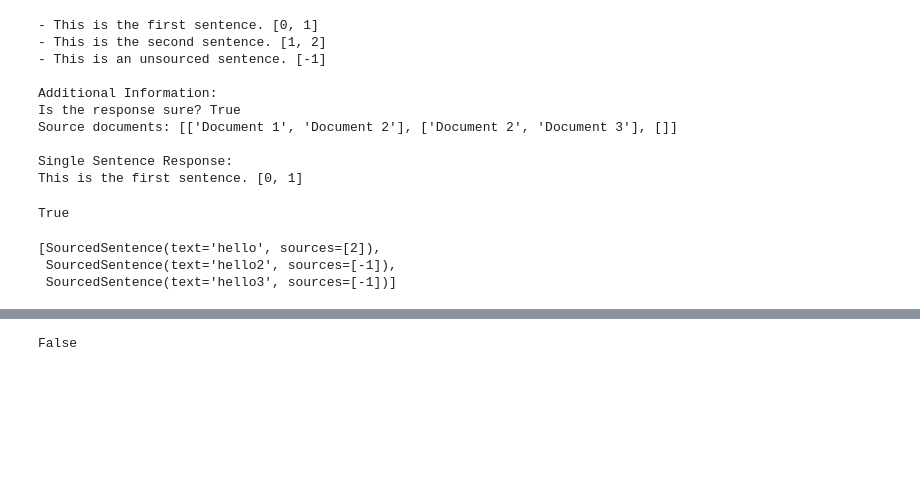
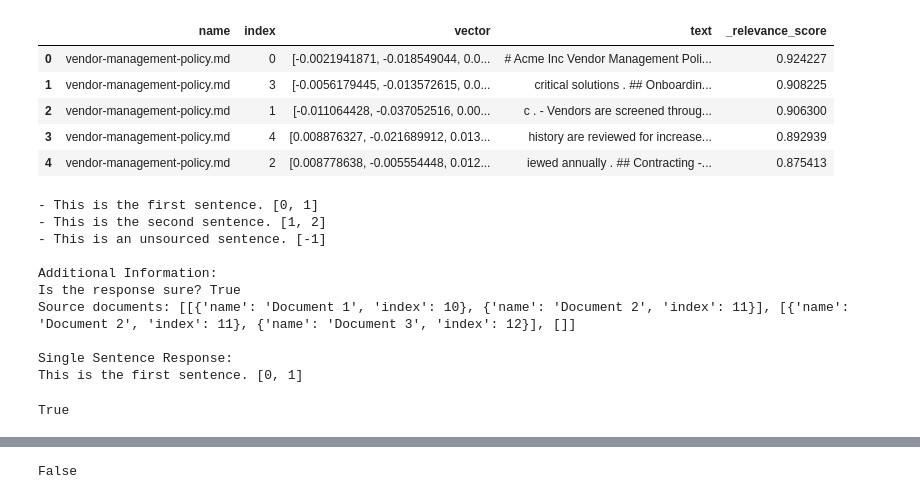
Before and after one commit to HamzaFarhan/dreamai, a Jupyter notebook: EXP.ipynb, the cells around one changed output, grey strips where cells are left out. Cells and saved outputs as stored; diff of their text form; code cells hidden in the pictures; blank space fills up the shorter version.

```diff
--- a/EXP.ipynb
+++ b/EXP.ipynb
@@ -20,0 +1,28 @@ FileNotFoundError: [Errno 2] No such file or directory: '/home/hamza/dev/dreamai
+# %%
+import shutil
+from pathlib import Path
+
+import lancedb
+from lancedb.rerankers import ColbertReranker
+
+from dreamai.ai import ModelName
+from dreamai.lance_utils import get_user_query
+from dreamai.search_actions import add_data_with_descriptions
+from dreamai.settings import CreatorSettings, RAGAppSettings, RAGSettings
+
+creator_settings = CreatorSettings()
+rag_settings = RAGSettings()
+rag_app_settings = RAGAppSettings()
+
+MODEL = creator_settings.model
+LANCE_URI = rag_settings.lance_uri
+RERANKER = rag_settings.reranker
+HAS_WEB = rag_app_settings.has_web
+DATA = "/media/hamza/data2/RFP/docs"
+
+lance_db = lancedb.connect(uri="burr_app/lance/rag/")
+reranker = ColbertReranker(RERANKER)
+
+%load_ext autoreload
+%autoreload 2
+%reload_ext autoreload
@@ -20,0 +40,3 @@ FileNotFoundError: [Errno 2] No such file or directory: '/home/hamza/dev/dreamai
+# %%
+table = lance_db.open_table("VendorManagement")
+table.to_pandas()
@@ -20,0 +50,10 @@ FileNotFoundError: [Errno 2] No such file or directory: '/home/hamza/dev/dreamai
+# %%
+query = "what is the vendor management system?"
+table.search(query=query, query_type="hybrid").rerank(reranker=reranker).limit(10).to_pandas()
+# %% [output]
+|  | name | index | vector | text | _relevance_score |
+| 0 | vendor-management-policy.md | 0 | [-0.0021941871, -0.018549044, 0.0... | # Acme Inc Vendor Management Poli... | 0.924227 |
+| 1 | vendor-management-policy.md | 3 | [-0.0056179445, -0.013572615, 0.0... | critical solutions . ## Onboardin... | 0.908225 |
+| 2 | vendor-management-policy.md | 1 | [-0.011064428, -0.037052516, 0.00... | c . - Vendors are screened throug... | 0.906300 |
+| 3 | vendor-management-policy.md | 4 | [0.008876327, -0.021689912, 0.013... | history are reviewed for increase... | 0.892939 |
+| 4 | vendor-management-policy.md | 2 | [0.008778638, -0.005554448, 0.012... | iewed annually . ## Contracting -... | 0.875413 |
@@ -29,7 +70,11 @@ from pathlib import Path
 from dreamai.dialog_models import SourcedSentence, SourcedResponse, MAX_RESPONSE_SENTENCES
 
 # Sample data
-documents = ["Document 1", "Document 2", "Document 3"]
+documents = [
+    {"name": "Document 1", "index": 10},
+    {"name": "Document 2", "index": 11},
+    {"name": "Document 3", "index": 12},
+]
 context = {"documents": documents, "max_non_sourced_factor": 0.5}
 
 # Create some SourcedSentence instances
@@ -62,7 +107,7 @@ print(str(single_sentence_response))
 
 Additional Information:
 Is the response sure? True
-Source documents: [['Document 1', 'Document 2'], ['Document 2', 'Document 3'], []]
+Source documents: [[{'name': 'Document 1', 'index': 10}, {'name': 'Document 2', 'index': 11}], [{'name': 'Document 2', 'index': 11}, {'name': 'Document 3', 'index': 12}], []]
 
 Single Sentence Response:
 This is the first sentence. [0, 1]
@@ -78,9 +123,3 @@ src = SourcedResponse(
         SourcedSentence(text="hello3", sources=[-1]),
     ]
 )
-# %%
-src.sentences
-# %% [output]
-[SourcedSentence(text='hello', sources=[2]),
- SourcedSentence(text='hello2', sources=[-1]),
- SourcedSentence(text='hello3', sources=[-1])]
```
Also changed, not shown: parts of 7 cells of this notebook, 9 other files.
